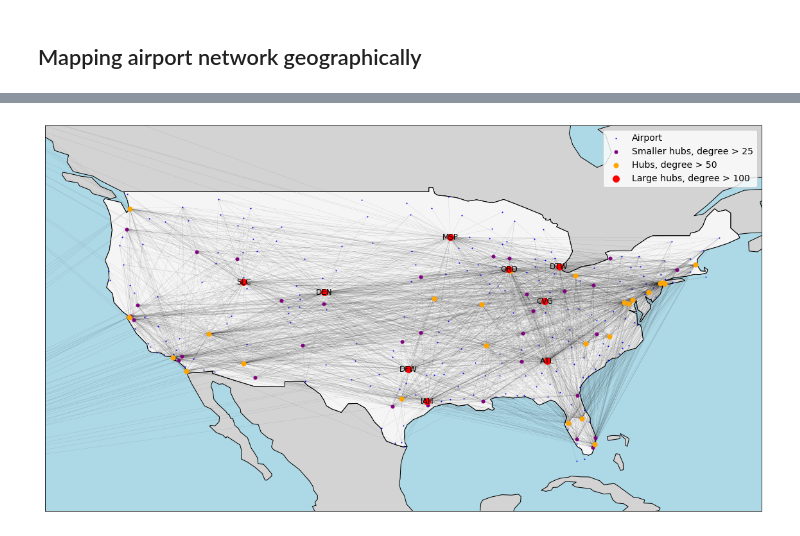
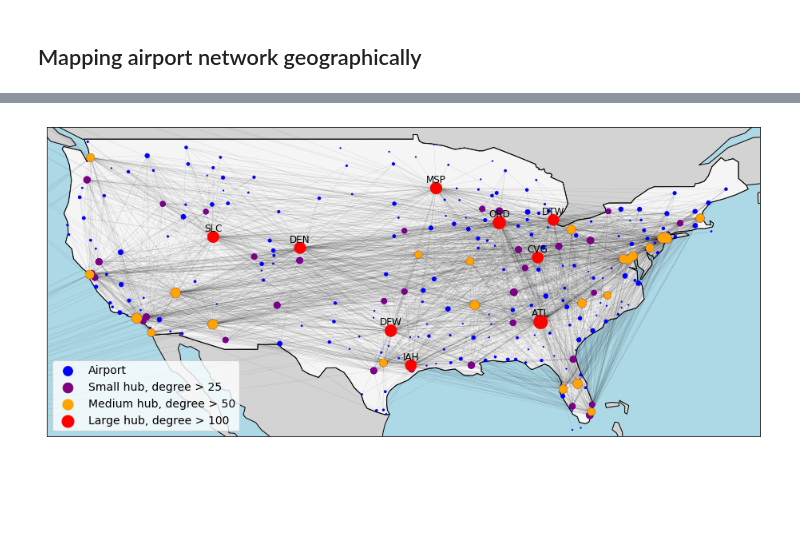
Before and after one commit to Morten-Esketveit/TSDS-gruppe-2019, a Jupyter notebook: Exam/NetworkAnalysis_map.ipynb, the cells around one changed output, grey strips where cells are left out. Saved outputs shown, nothing was run; the diff lists cells and outputs as text; code cells hidden in the pictures; blank space fills up the shorter version.

```diff
--- a/Exam/NetworkAnalysis_map.ipynb
+++ b/Exam/NetworkAnalysis_map.ipynb
@@ -71,4 +74,10 @@ hubs = list(attributes.loc[attributes["origin_degree_unn"]>50]["Origin"])
 hubs_large = list(attributes.loc[attributes["origin_degree_unn"]>100]["Origin"])
 
 # Label large hubs for draw_networkx_labels
-pos_large = dict((k, pos[k]) for k in hubs_large if k in pos)
+pos_large = dict((k, (pos[k][0], pos[k][1]+0.7)) for k in hubs_large if k in pos)
+
+# Function for degree size
+def degree(subset, scalar=1.5, df=attributes, G=Network):
+    """ Returning size==degree for a given threshold """
+    df['origin_degree_unn'].fillna(0, inplace=True)
+    return [int(df.loc[df["3DigitId"]==i]['origin_degree_unn'])*scalar for i in subset]
@@ -94,23 +87,23 @@ world = gpd.read_file(gpd.datasets.get_path('naturalearth_lowres'))
 # Select US:
 US = world[(world.pop_est>0) & (world.name == "United States")]
 # %%
-fig, ax = plt.subplots(figsize = (20,12))
+fig, ax = plt.subplots(figsize = (16,12))
 world.plot(ax = ax, color = "lightgrey", edgecolor = "black")
 US.plot(ax = ax, color = "whitesmoke", edgecolor = "black")
-plt.xlim(-130,-65)
-plt.ylim(20,55)
+plt.xlim(-126,-66)
+plt.ylim(24,50)
 ax.set_facecolor("lightblue")
 plt.xticks([])
 plt.yticks([])
 nx.draw_networkx_edges(Network, pos, with_labels=False, width=0.05, ax = ax)
-nx.draw_networkx_nodes(Network, pos, with_labels=False, node_size=1, ax = ax, node_color = "blue").set_label("Airport")
-nx.draw_networkx_nodes(Network, pos, nodelist = hubs_small, with_labels=False, node_size=25, ax = ax, node_color = "purple").set_label("Smaller hubs, degree > 25")
-nx.draw_networkx_nodes(Network, pos, nodelist = hubs, with_labels=False, node_size=50, ax = ax, node_color = "orange").set_label("Hubs, degree > 50")
-nx.draw_networkx_nodes(Network, pos, nodelist = hubs_large, with_labels=False, node_size=100, ax = ax, node_color = "red").set_label("Large hubs, degree > 100")
+nx.draw_networkx_nodes(Network, pos, with_labels=False, node_size=degree(Network.nodes()), node_color = "blue", ax = ax).set_label("Airport")
+nx.draw_networkx_nodes(Network, pos, nodelist = hubs_small, with_labels=False, node_size=degree(hubs_small), node_color = "purple", ax = ax).set_label("Small hub, degree > 25")
+nx.draw_networkx_nodes(Network, pos, nodelist = hubs, with_labels=False, node_size=degree(hubs), node_color = "orange", ax = ax).set_label("Medium hub, degree > 50")
+nx.draw_networkx_nodes(Network, pos, nodelist = hubs_large, with_labels=False, node_size=degree(hubs_large), node_color = "red", ax = ax).set_label("Large hub, degree > 100")
 nx.draw_networkx_labels(Network.subgraph(hubs_large), pos_large)
 
-plt.legend(fontsize = 14)
+plt.legend(fontsize = 14, loc='lower left')
 fig.savefig('Figures/map_general.png', bbox_inches='tight')
 plt.show()
 # %% [output]
-[figure, old version]
+[figure, new version]
```
Also changed, not shown: parts of 6 cells of this notebook, 1 other file.
